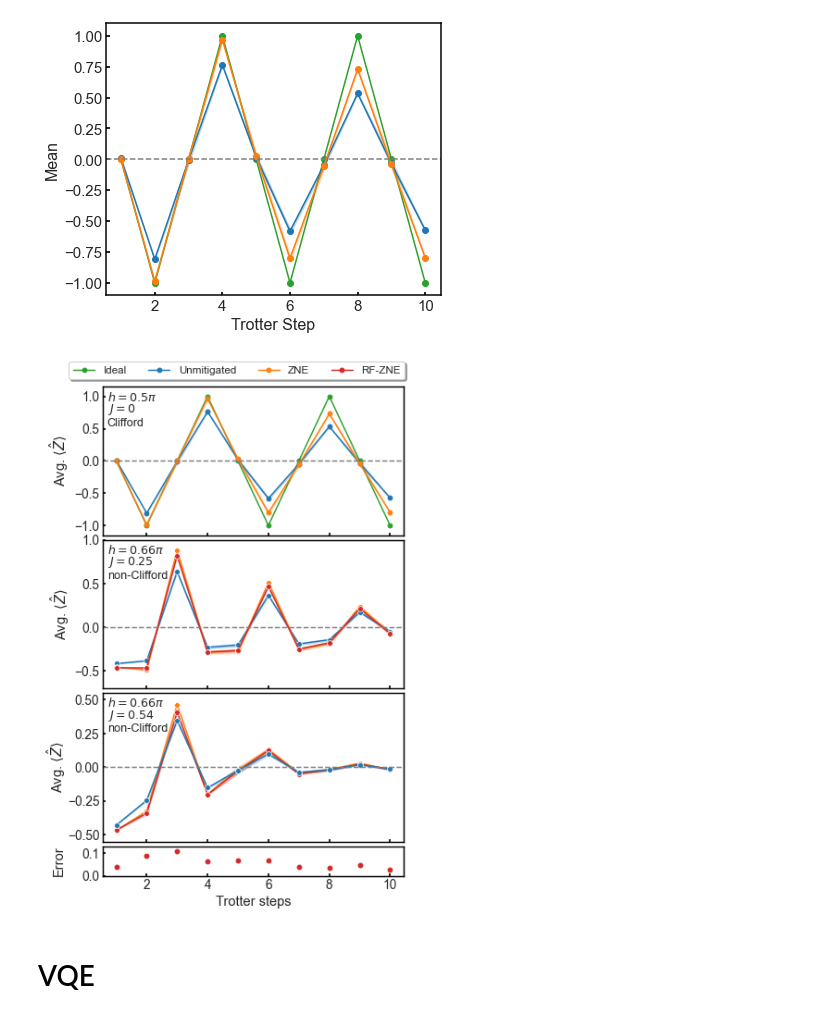
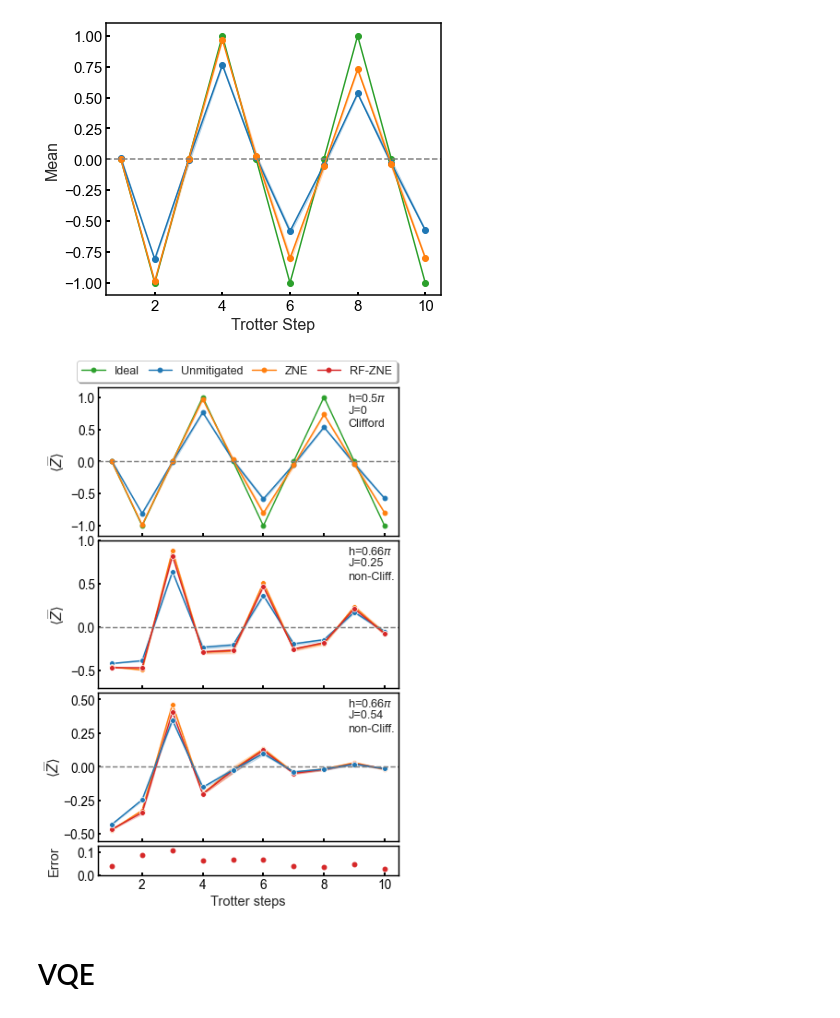
Before and after one commit to qiskit-community/ml-qem, a Jupyter notebook: docs/paper_figures/plot.ipynb, the cells around one changed output. Drawn from its saved outputs; the diff is of its cells as text; code cells hidden in the pictures.

```diff
--- a/docs/paper_figures/plot.ipynb
+++ b/docs/paper_figures/plot.ipynb
@@ -1241,9 +1270,9 @@ for i, col in enumerate(['mean_noisy', 'mean_zne_mitigated']):
     ax[0].plot(steps, df_cliff[col], label=legend_labels[i], marker='o', color=colors_[i], markersize=5)
     ax[0].fill_between(x=steps, y1=df_cliff[col]-df_cliff['ste_'+'_'.join(col.split('_')[1:])], y2=df_cliff[col]+df_cliff['ste_'+'_'.join(col.split('_')[1:])], alpha=0.2, color=colors_[i])
 ax[0].plot([5], [-100], label='RF-ZNE', marker='o', color=colors['RF-ZNE'], markersize=5)
-ax[0].legend(fontsize=fs-3, loc='center left', bbox_to_anchor=(-0.13, 2.28/2-0.03), fancybox=True, shadow=True, ncol=4)
+ax[0].legend(fontsize=fs-2, loc='center left', bbox_to_anchor=(-0.09, 2.28/2-0.03), fancybox=True, shadow=True, ncol=4, columnspacing=0.78)
 ax[0].set_ylim([-1.15, 1.15])
-ax[0].set_ylabel(r'Avg. $\langle \hat{Z}\rangle$', fontsize=fs)
+ax[0].set_ylabel(r'$\langle \widebar{Z}\rangle$', fontsize=fs)
 
 ###################################################
 # # ax[1].hlines(-100, 0, 1, label='Ideal', color=colors['Ideal'])
@@ -1258,14 +1287,14 @@ ax[0].set_ylabel(r'Avg. $\langle \hat{Z}\rangle$', fontsize=fs)
 
 # sns.lineplot(data=df_to_plot_range, x='step', y='Mean+-Error', errorbar='sd', style='J/h', hue='QEM', markers='o', palette=colors, ax=ax[1])
 sns.lineplot(data=df_to_plot_range_J1, x='step', y='Mean+-Error', errorbar='sd', hue='QEM', marker="o", palette=colors, ax=ax[1], legend=None)
-ax[1].set_ylabel(r'Avg. $\langle \hat{Z} \rangle$', fontsize=fs)
+ax[1].set_ylabel(r'$\langle \widebar{Z} \rangle$', fontsize=fs)
 # handles, labels = ax[1].get_legend_handles_labels()
 # ax[1].legend(fontsize=fs-2, loc='lower right')
 ax[1].set_ylim([-0.7, 1])
 
 ##################################################
 sns.lineplot(data=df_to_plot_range_J2, x='step', y='Mean+-Error', errorbar='sd', hue='QEM', marker="o", palette=colors, ax=ax[2], legend=None)
-ax[2].set_ylabel(r'Avg. $\langle \hat{Z} \rangle$', fontsize=fs, labelpad=0)
+ax[2].set_ylabel(r'$\langle \widebar{Z} \rangle$', fontsize=fs, labelpad=0)
 # handles, labels = ax[2].get_legend_handles_labels()
 # ax[2].legend(handles=handles[::-1], labels=labels[::-1], fontsize=fs-2, loc='lower right')
 ax[2].set_ylim([-0.55, 0.55])
@@ -1297,43 +1326,45 @@ for i in [0, 1, 2, 3]:
     ax[i].set_xlim([xmin, xmax])
 
 ax[0].hlines(y=0, xmin=xmin, xmax=xmax, color='gray', linestyles='dashed')
 ax[1].hlines(y=0, xmin=xmin, xmax=xmax, color='gray', linestyles='dashed')
 ax[2].hlines(y=0, xmin=xmin, xmax=xmax, color='gray', linestyles='dashed')
 
 for i in [0, 1, 2]:
     ax[i].set_xlabel(None)
     ax[i].set_xticklabels([])
 
 for a in ax:
     a.vlines(x=14, ymin=-100, ymax=100, color='gray', linestyles='dashed', linewidth=2.2)
     a.xaxis.set_tick_params(
     which='both',      # both major and minor ticks are affected
     bottom=True,      # ticks along the bottom edge are off
     top=False,         # ticks along the top edge are off
     labelbottom=True, # labels along the bottom edge are off
     direction='in',
     width=2)
     a.grid(None)
     for axis in ['top','bottom','left','right']:
         a.spines[axis].set_linewidth(1.5)
         a.spines[axis].set_color('black')
 
-plt.text(0.7, 2.08, r'$h=0.5\pi$', fontsize=fs-2)#, weight='bold')
-plt.text(0.7, 2.03, r'$J=0$', fontsize=fs-2)#, weight='bold')
-plt.text(0.7, 1.97, 'Clifford', fontsize=fs-2)#, weight='bold')
-plt.text(0.7, 1.09+0.32, r'$h=0.66\pi$', fontsize=fs-2)#, weight='bold')
-plt.text(0.7, 1.04+0.32, r'$J=0.25$', fontsize=fs-2)#, weight='bold')
-plt.text(0.7, 0.99+0.31, 'non-Clifford', fontsize=fs-2)#, weight='bold')
-plt.text(0.7, 0.57+0.17, r'$h=0.66\pi$', fontsize=fs-2)#, weight='bold')
-plt.text(0.7, 0.52+0.17, r'$J=0.54$', fontsize=fs-2)#, weight='bold')
-plt.text(0.7, 0.47+0.16, 'non-Clifford', fontsize=fs-2)#, weight='bold')
+# x = 0.7
+x = 8.8
+plt.text(x, 2.08, r'h=0.5$\pi$', fontsize=fs-2)#, weight='bold')
+plt.text(x, 2.03, r'J=0', fontsize=fs-2)#, weight='bold')
+plt.text(x, 1.97, 'Clifford', fontsize=fs-2)#, weight='bold')
+plt.text(x, 1.09+0.32, r'h=0.66$\pi$', fontsize=fs-2)#, weight='bold')
+plt.text(x, 1.04+0.32, r'J=0.25', fontsize=fs-2)#, weight='bold')
+plt.text(x, 0.99+0.31, 'non-Cliff.', fontsize=fs-2)#, weight='bold')
+plt.text(x, 0.57+0.17, r'h=0.66$\pi$', fontsize=fs-2)#, weight='bold')
+plt.text(x, 0.52+0.17, r'J=0.54', fontsize=fs-2)#, weight='bold')
+plt.text(x, 0.47+0.16, 'non-Cliff.', fontsize=fs-2)#, weight='bold')
 
 plt.subplots_adjust(hspace=0.04)
 plt.tight_layout()
 plt.savefig("/Users/haoranliao/GitHub/blackwater/docs/paper_figures/fig6_mimic.pdf", dpi=300, bbox_inches='tight', transparent=True)
 plt.show()
 # %% [output]
-[figure, old version]
+[figure, new version]
 # %% [markdown]
 # VQE
 # %%
```
Also changed, not shown: parts of 5 cells of this notebook, 18 other files.
